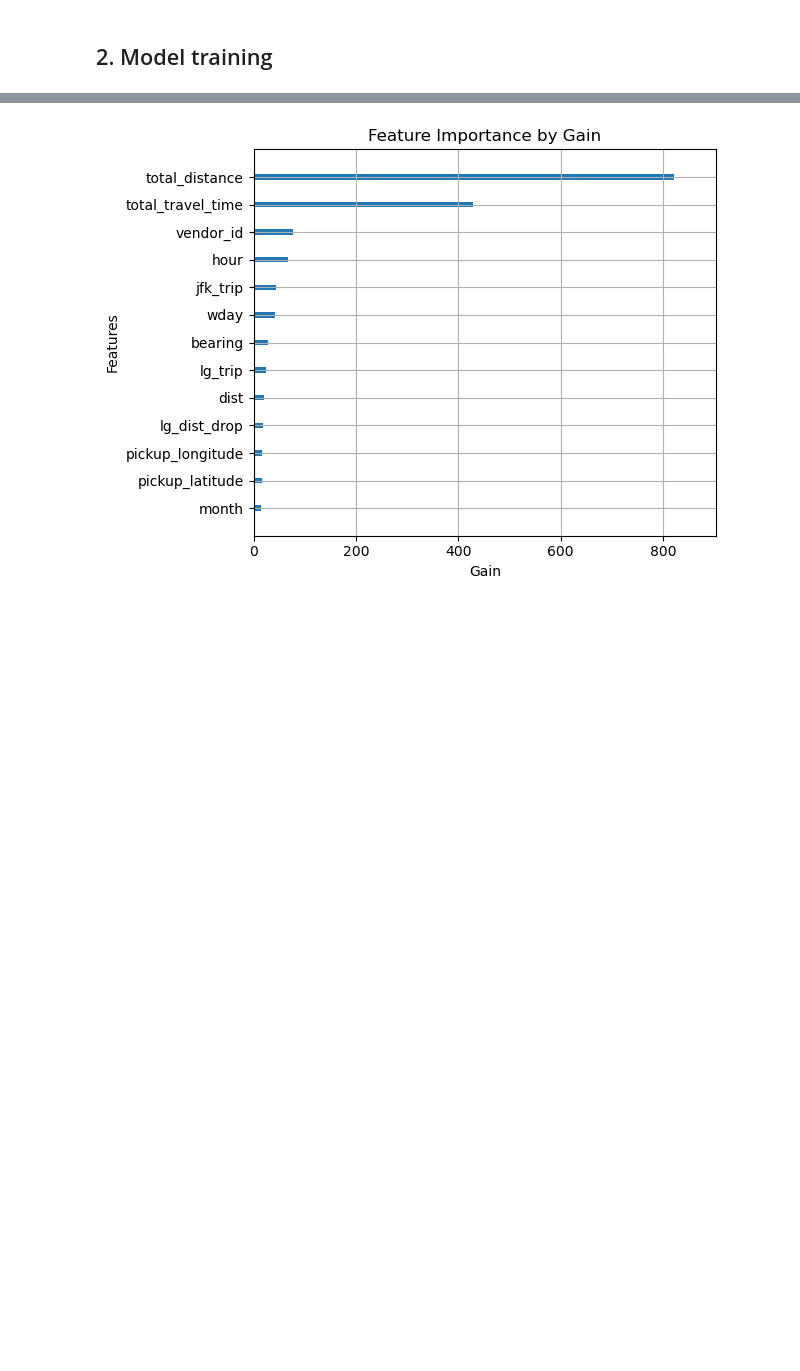
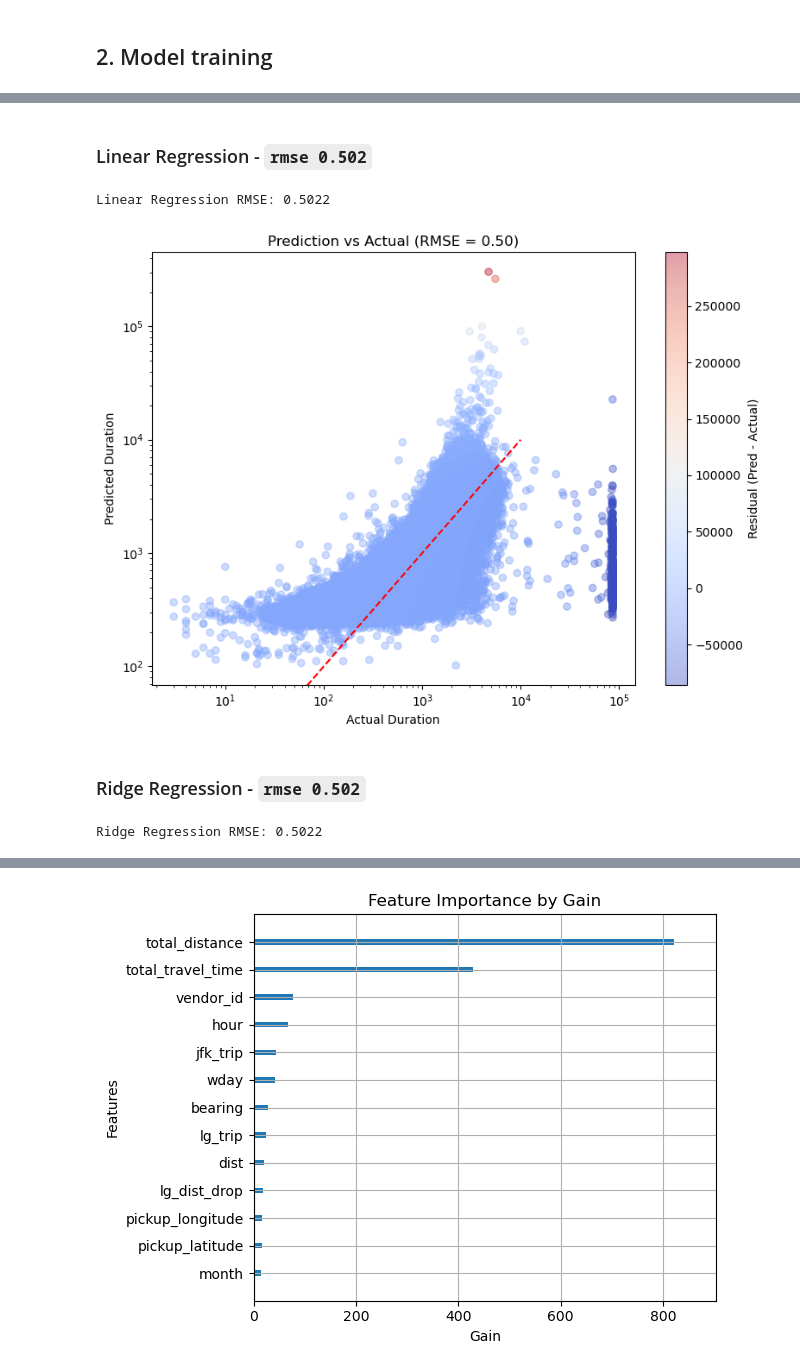
Before and after one commit to asa-eve/New-York-City-Taxi-Trip-Duration, a Jupyter notebook: ModelTraining_Tuning.ipynb, the cells around one changed output, grey strips where cells are left out. Cells and saved outputs as stored; diff of their text form; code cells hidden in the pictures; blank space fills up the shorter version.

```diff
--- a/ModelTraining_Tuning.ipynb
+++ b/ModelTraining_Tuning.ipynb
@@ -251,6 +251,21 @@ foo = train_part.drop(columns=["trip_duration"]).copy()
 bar = valid.drop(columns=["trip_duration"]).copy()
 # %%
 from sklearn.metrics import mean_squared_error
+
+def clean_from_NaNs(train):
+
+    train_cleaned = train.dropna()
+    train_part_cleaned, valid_cleaned = train_test_split(train_cleaned, train_size=0.8, random_state=4321)
+
+    valid_cleaned = valid_cleaned.drop(columns=clean_cols)
+    train_part_cleaned = train_part_cleaned[
+        (train_part_cleaned['jfk_dist_pick'] < 300000) & (train_part_cleaned['jfk_dist_drop'] < 300000) \
+    ].drop(columns=clean_cols)
+
+    foo_cleaned = train_part_cleaned.drop(columns=["trip_duration"]).copy()
+    bar_cleaned = valid_cleaned.drop(columns=["trip_duration"]).copy()
+
+    return train_part_cleaned, valid_cleaned, foo_cleaned, bar_cleaned
 
 def evaluate_model(model, X_train, y_train, X_valid, y_valid, name="Model"):
     model.fit(X_train, y_train)
@@ -260,0 +292,51 @@ def evaluate_model(model, X_train, y_train, X_valid, y_valid, name="Model"):
+# %% [markdown]
+### Linear Regression - `rmse 0.502`
+# %%
+from sklearn.linear_model import LinearRegression
+
+train_part_cleaned, valid_cleaned, foo_cleaned, bar_cleaned = clean_from_NaNs(train)
+lr = LinearRegression()
+
+lr_model, lr_preds, rmse = evaluate_model(
+    lr,
+    foo_cleaned, train_part_cleaned['trip_duration'],
+    bar_cleaned, valid_cleaned['trip_duration'],
+    name="Linear Regression"
+)
+# %% [output]
+Linear Regression RMSE: 0.5022
+# %%
+actual = np.expm1(valid_cleaned["trip_duration"])
+preds = np.expm1(lr_preds)
+residuals = preds - actual
+
+plt.figure(figsize=(8, 6))
+plt.scatter(actual, preds, c=residuals, cmap='coolwarm', alpha=0.4)
+plt.plot([0, 10000], [0, 10000], color='red', linestyle='--')
+plt.colorbar(label="Residual (Pred - Actual)")
+plt.xlabel("Actual Duration")
+plt.ylabel("Predicted Duration")
+plt.title("Prediction vs Actual with Residuals")
+plt.xscale('log')
+plt.yscale('log')
+plt.tight_layout()
+plt.title(f"Prediction vs Actual (RMSE = {rmse:.2f})")
+plt.show()
+# %% [output]
+[figure, added]
+# %% [markdown]
+### Ridge Regression - `rmse 0.502`
+# %%
+from sklearn.linear_model import Ridge
+
+train_part_cleaned, valid_cleaned, foo_cleaned, bar_cleaned = clean_from_NaNs(train)
+ridge = Ridge(alpha=1.0)
+
+ridge_model, ridge_preds, rmse = evaluate_model(
+    ridge,
+    foo_cleaned, train_part_cleaned['trip_duration'],
+    bar_cleaned, valid_cleaned['trip_duration'],
+    name="Ridge Regression"
+)
+# %% [output]
+Ridge Regression RMSE: 0.5022
```
Also changed, not shown: parts of 23 cells of this notebook, 1 other file.
